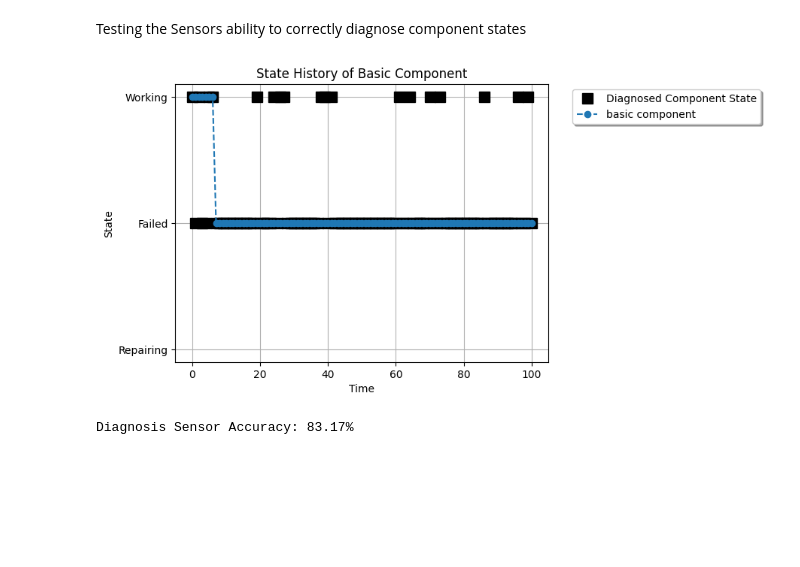
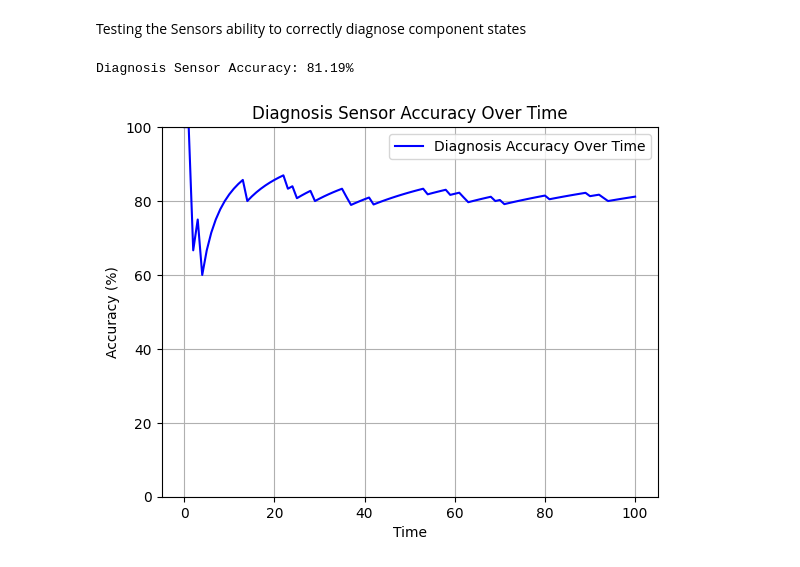
Before and after one commit to andreyaW/KISS2, a Jupyter notebook: object_testing_notebooks/sensors.ipynb, the cells around one changed output. Drawn from its saved outputs; the diff is of its cells as text; code cells hidden in the pictures; blank space fills up the shorter version.

```diff
--- a/object_testing_notebooks/sensors.ipynb
+++ b/object_testing_notebooks/sensors.ipynb
@@ -3,30 +3,43 @@ Testing the Sensors ability to correctly diagnose component states
 # %%
 from sensor_objects.DiagnosisSensor import DiagnosisSensor
 from component_objects.component_exponential import ExponentialComponent
 
 import numpy as np
 import matplotlib.pyplot as plt
 
 num_time_steps = 100
 
 comp = ExponentialComponent("basic component", MTTF=5, MTTR=2)
 comp.simulate(num_time_steps)
 
 # print(type(comp.history[5,1]))
 
 sensor = DiagnosisSensor("basic diagnosis sensor", comp)
 sensed_states = np.zeros(num_time_steps+1, dtype=int)
 for i in range(num_time_steps+1):
     sensor.observation_matrix(i)
     sensed_states[i] = sensor.sensorLogic(int(comp.history[i,1]), i)
 
-plt.plot(comp.history[:,0], sensed_states, 'ks', markersize= 10,  label="Diagnosed Component State")
-comp.plot_history()
+# plot true vs sensed states
+# plt.plot(comp.history[:,0], sensed_states, 'ks', markersize= 10,  label="Diagnosed Component State")
+# comp.plot_history()
 
 # calculate the accuracy
 correct_diagnoses = np.sum(sensed_states == comp.history[:,1])
 accuracy = correct_diagnoses / (num_time_steps + 1) * 100
 print(f"Diagnosis Sensor Accuracy: {accuracy:.2f}%")
+
+# plot accuracy over time
+accuracy_over_time = np.cumsum(sensed_states == comp.history[:,1]) / (np.arange(num_time_steps + 1) + 1) * 100
+plt.figure()
+plt.plot(comp.history[:,0], accuracy_over_time, 'b-', label="Diagnosis Accuracy Over Time")
+plt.xlabel("Time")
+plt.ylabel("Accuracy (%)")
+plt.title("Diagnosis Sensor Accuracy Over Time")
+plt.ylim(0, 100)
+plt.grid()
+plt.legend()
+plt.show()
 # %% [output]
+Diagnosis Sensor Accuracy: 81.19%
-[figure, old version]
+[figure, new version]
-Diagnosis Sensor Accuracy: 83.17%
```
Also changed, not shown: parts of 2 cells of this notebook, 1 other file.
